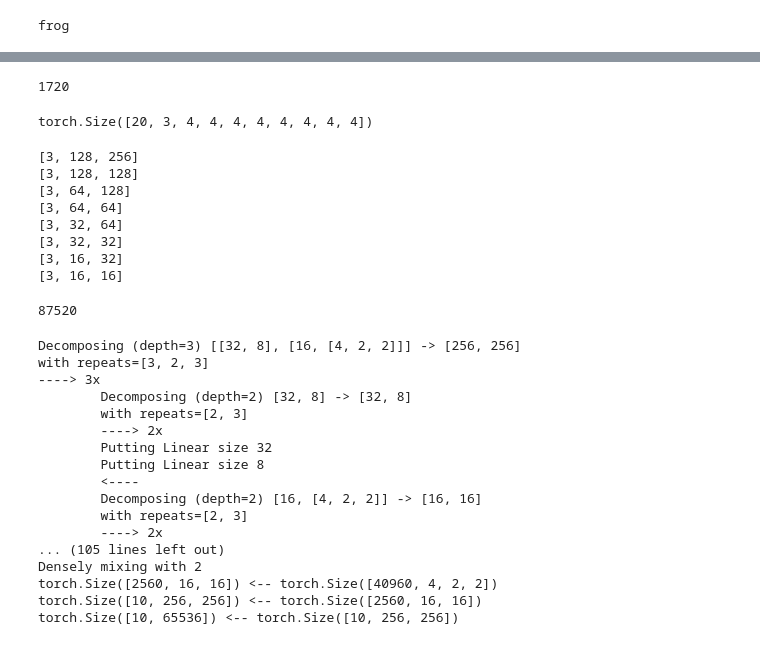
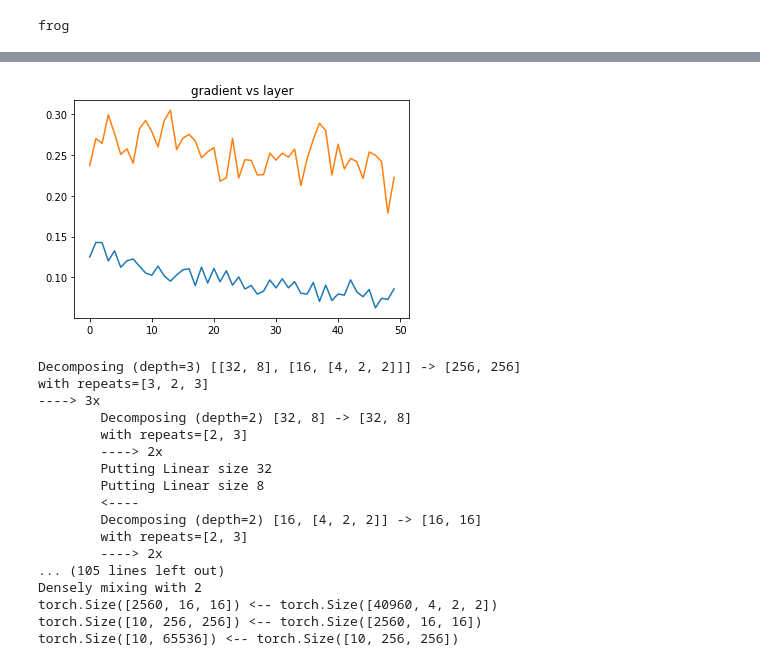
Before and after one commit to akarshkumar0101/timm-mlp-shaker, a Jupyter notebook: mlp_shaker.ipynb, the cells around one changed output, grey strips where cells are left out. Drawn from its saved outputs; the diff is of its cells as text; code cells hidden in the pictures.

Commit message:
add comparison of models and add gradient vs layer visualization with residual, normalization ablation

```diff
--- a/mlp_shaker.ipynb
+++ b/mlp_shaker.ipynb
@@ -279,29 +259,15 @@ import util
-# %%
-# net = models.MLPFlatShaker(shape=[3, 4, 4, 4, 4, 4, 4, 4, 4], dims_to_mix=list(np.arange(8))*100)
-net = models.MLPFlatShaker(shape= [3]+[4]*8, dims_to_mix=list(np.arange(9))*10)
-
-print(util.count_params(net))
-
-
-for X_batch, Y_batch in tqdm(dl_train):
-    Y_batch_pred = net(X_batch)
-# %% [output]
-1720
-torch.Size([20, 3, 4, 4, 4, 4, 4, 4, 4, 4])
-# %%
-shape = [3, 256, 256]
-x = torch.randn(100, *shape)
-m = MLPFlatShaker(shape=shape, dims_to_mix=[1, 2, 1, 2, 1, 2, 1, 2], target_lengths=[128, 128, 64, 64, 32, 32, 16, 16])
-m(x).shape
-
-count_params(m)
-# %% [output]
-[3, 128, 256]
-[3, 128, 128]
-[3, 64, 128]
-[3, 64, 64]
-[3, 32, 64]
-[3, 32, 32]
-[3, 16, 32]
-[3, 16, 16]
-87520
+# %%
+net = mlp_shaker_flat.ViShaker([64, 48], [0, 1]*50,
+                               global_avg_pool_str='b i j -> b j', residual=True, normalize=True)
+
+
+X = torch.randn(10, 3, 32, 32)
+Y = torch.randint(high=10, size=(10,))
+
+loss_fn = nn.NLLLoss()
+opt = torch.optim.Adam(net.parameters())
+
+opt.zero_grad()
+Yp = net(X)
+loss = loss_fn(Yp, Y)
+loss.backward()
@@ -308,3 +276,23 @@ count_params(m)
+# %%
+# grad_max = [p.grad.abs().max().item() for p in net.parameters()]
+# grad_min = [p.grad.abs().min().item() for p in net.parameters()]
+# grad_mean = [p.grad.abs().mean().item() for p in net.parameters()]
+
+
+# grad_max = [net.shaker.mix_dims[i].fn[0].weight.grad.norm().max().item() for i in range(20)]
+# grad_min = [net.shaker.mix_dims[i].fn[0].weight.grad.norm().min().item() for i in range(20)]
+# grad_mean = [net.shaker.mix_dims[i].fn[0].weight.grad.norm().mean().item() for i in range(20)]
+
+grad_norm = [net.shaker.mix_dims[i].fn[3].weight.grad.flatten().norm().item() for i in range(0, 100,2)]
+plt.plot(grad_norm)
+grad_norm = [net.shaker.mix_dims[i].fn[3].weight.grad.flatten().norm().item() for i in range(1, 100,2)]
+plt.plot(grad_norm)
+# plt.plot(grad_mean)
+# plt.plot(grad_min)
+plt.title('gradient vs layer')
+plt.show()
+# %% [output]
+[figure, added]
 # %%
 
 # with contextlib.redirect_stdout(None):
```
Also changed, not shown: parts of 41 cells of this notebook, 3 other files.
